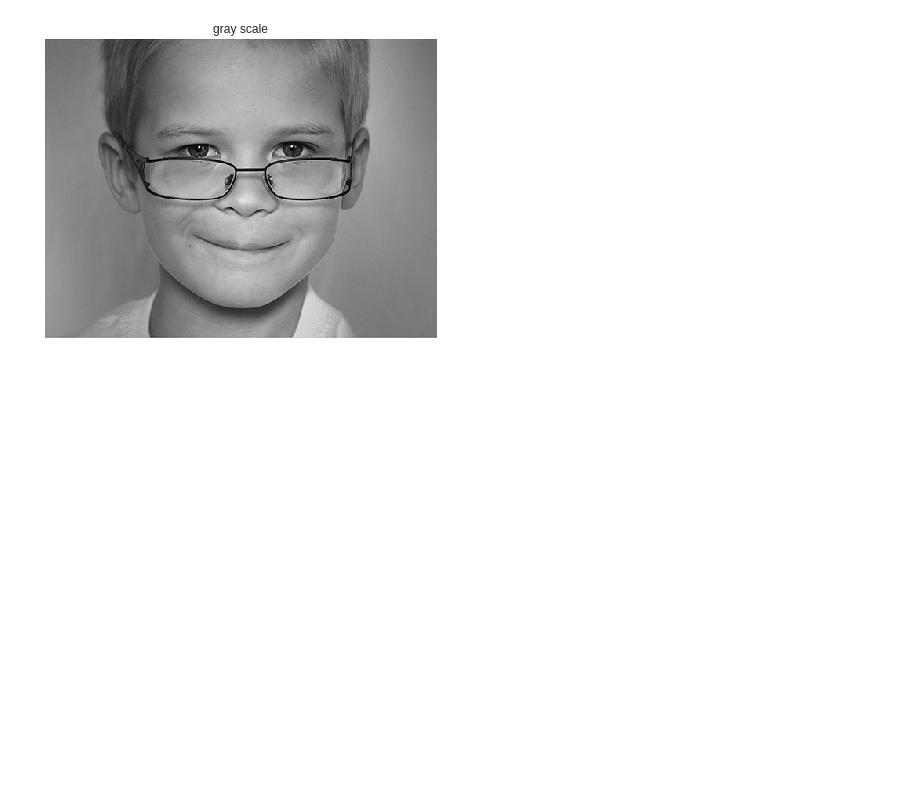
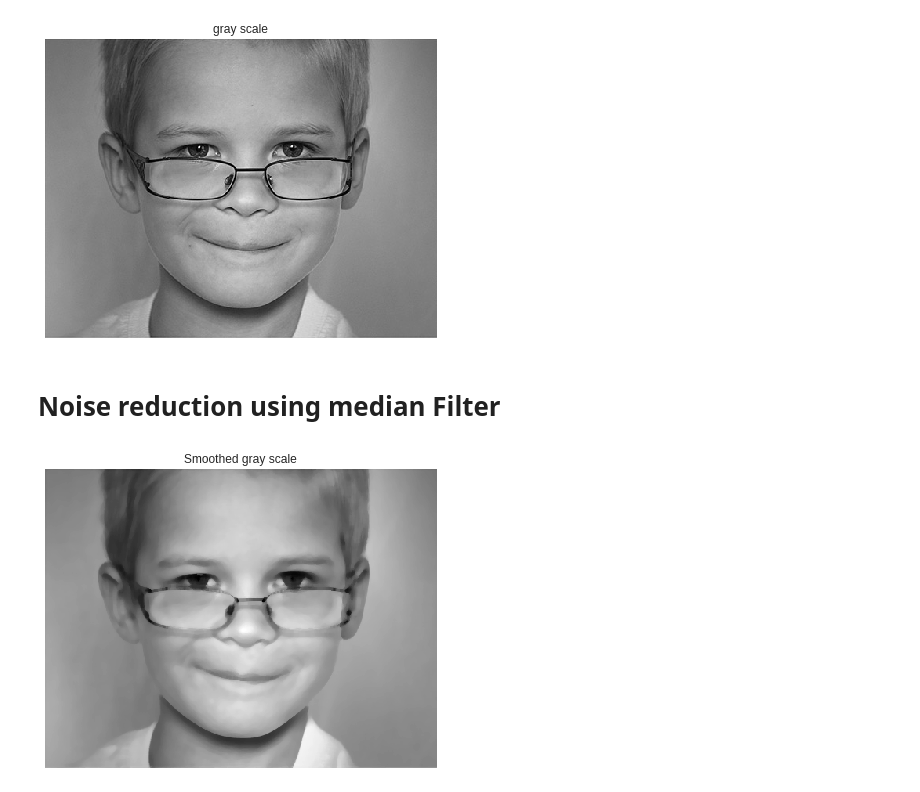
Before and after one commit to yomnabarakate21/Computer-vision-Course-assignments, a Jupyter notebook: assignm_1.ipynb, the cells around one changed output. Cells and saved outputs as stored; diff of their text form; code cells hidden in the pictures; blank space fills up the shorter version.

Commit message:
Smoothing using median filter

```diff
--- a/assignm_1.ipynb
+++ b/assignm_1.ipynb
@@ -52,3 +52,12 @@ plt.imshow(gray_img,cmap="gray"),plt.title('gray scale'),plt.xticks([]), plt.yti
 plt.show()
 # %% [output]
 [figure]
+# %% [markdown]
+# Noise reduction using median Filter
+# %%
+smoothed_img = cv2.medianBlur(gray_img,7)
+#plt.subplot(221),plt.imshow(gray_img,cmap="gray"),plt.title('gray scale'),plt.xticks([]), plt.yticks([])
+plt.imshow(smoothed_img,cmap="gray"),plt.title('Smoothed gray scale'),plt.xticks([]), plt.yticks([])
+plt.show()
+# %% [output]
+[figure, added]
```
